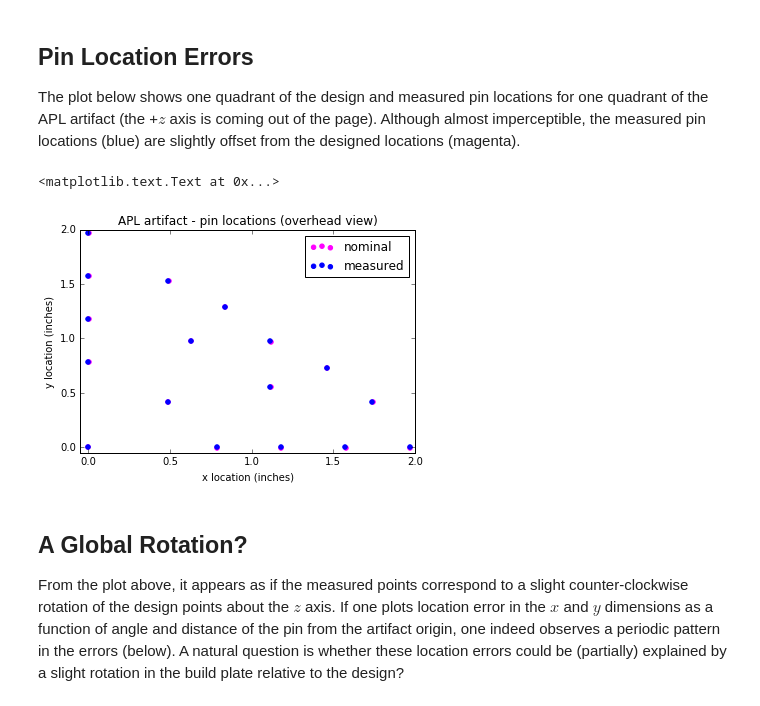
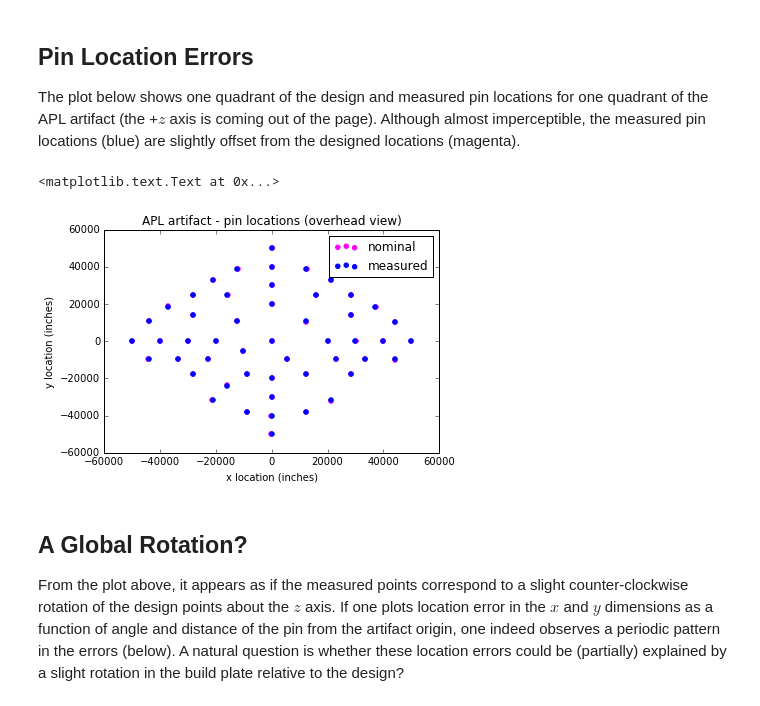
Before and after one commit to mjpekala/gp-am-study, a Jupyter notebook: examples/rotation_question.ipynb, the cells around one changed output. Drawn from its saved outputs; the diff is of its cells as text; code cells hidden in the pictures.

Commit message:
changed from inches to microns

```diff
--- a/examples/rotation_question.ipynb
+++ b/examples/rotation_question.ipynb
@@ -31,30 +28,32 @@ The plot below shows one quadrant of the design and measured pin locations for o
 # %%
 inDir = os.path.join('..', 'data')
 inFile = os.path.join(inDir, 'NIST_randomized_metal_no1.csv')
 Z = load_data(inFile)
+
+# convert units
+micronsPerInch = 25400.
+Z *= micronsPerInch
 
 # extract data of interest
 # The measured variables wear hats.
 x = Z[:,0];  xHat = Z[:,1]
 y = Z[:,2];  yHat = Z[:,3]
 d = Z[:,4];  dHat = Z[:,5]
 z = Z[:,6];  zHat = Z[:,7]
 
 r, theta = cart2polar(x,y)
 rHat, thetaHat = cart2polar(xHat, yHat)
 
 plt.figure()
 plt.scatter(x, y, color='magenta')
 plt.scatter(xHat, yHat, color='blue')
 plt.legend(['nominal', 'measured'])
 plt.title('APL artifact - pin locations (overhead view)')
-plt.xlim([-.05, 2])
-plt.ylim([-.05, 2])
 plt.xlabel('x location (inches)')
 plt.ylabel('y location (inches)')
 # %% [output]
 <matplotlib.text.Text at 0x...>
-[figure, old version]
+[figure, new version]
 # %% [markdown]
 ## A Global Rotation?
 
```
Also changed, not shown: parts of 1 cell of this notebook.
